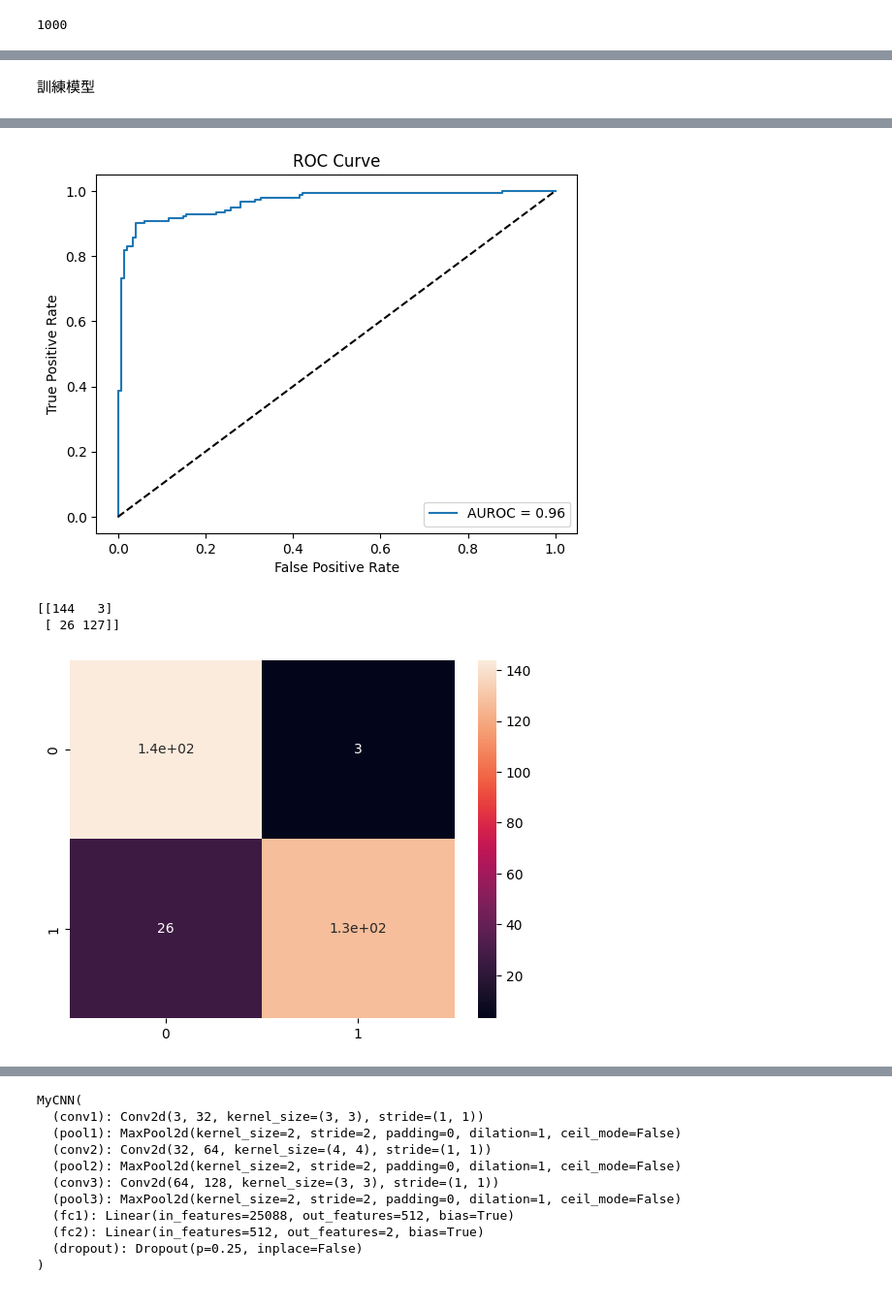
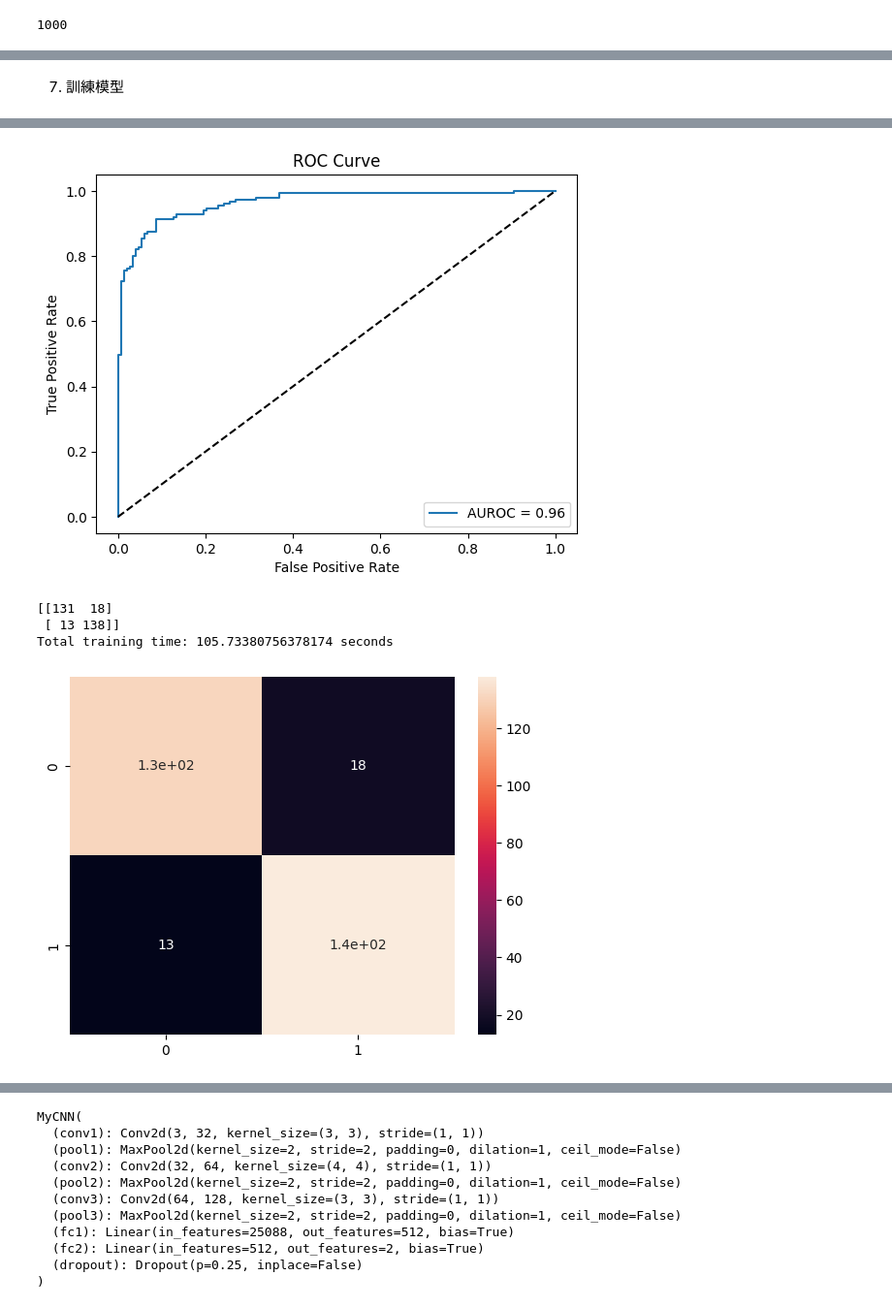
Before and after one commit to AnnTaiwan/Graduate-Project, a Jupyter notebook: src/version2/model1.ipynb, the cells around one changed output, grey strips where cells are left out. Shown: that part at 97% size. Cells and saved outputs as stored; diff of their text form; code cells hidden in the pictures.

Commit message:
Start the gpu(cuda), add two versions into model1 and model_VGG16, model_VGG16 still uses cpu

```diff
--- a/src/version2/model1.ipynb
+++ b/src/version2/model1.ipynb
@@ -283,5 +240,4 @@ For 128 * 128 image size
 # %%
-from torchsummary import summary
 # define CNN model
 class MyCNN(nn.Module):
     def __init__(self):
@@ -300,30 +256,29 @@ class MyCNN(nn.Module):
         self.dropout = nn.Dropout(0.25)
 
     def forward(self, x):
-        x = funcs.relu(self.conv1(x)) # apply RelU
+        x = F.relu(self.conv1(x)) # apply RelU
         x = self.pool1(x)
         x = self.dropout(x)
 
-        x = funcs.relu(self.conv2(x)) # apply RelU
+        x = F.relu(self.conv2(x)) # apply RelU
         x = self.pool2(x)
         x = self.dropout(x)
 
-        x = funcs.relu(self.conv3(x)) # apply RelU
+        x = F.relu(self.conv3(x)) # apply RelU
         x = self.pool3(x)
         x = self.dropout(x)
 
         x = x.view(-1, 25088) # flatten
-        x = funcs.relu(self.fc1(x))
+        x = F.relu(self.fc1(x))
         x = self.dropout(x)
         x = (self.fc2(x))
         return x
 
-# set up a model to trainning
-model = MyCNN()
-print(model)
+# set up a model , turn model into cuda
+model = MyCNN().to(device)
 
-# print('Before saveing: ')
-# print(model.state_dict())
+criterion = nn.CrossEntropyLoss()
+optimizer = torch.optim.SGD(model.parameters(), lr=LR)   # optimize all cnn parameters
 
 # Print the model summary
 summary(model, (3, IMAGE_SIZE, IMAGE_SIZE))  # Input size: (channels, height, width)
@@ -345,12 +300,9 @@ Forward/backward pass size (MB): 9.61
 Params size (MB): 49.42
 Estimated Total Size (MB): 59.21
 ----------------------------------------------------------------
-# %% [markdown]
-訓練模型
+# %% [markdown]
+7. 訓練模型
 # %%
-criterion = nn.CrossEntropyLoss()
-optimizer = torch.optim.SGD(model.parameters(), lr=LR)   # optimize all cnn parameters
-
 # store loss and acc data
 Total_training_loss = []
 Total_training_accuracy = []
@@ -360,14 +312,15 @@ Total_validation_accuracy = []
 # 訓練模型
 def training(model):
     for epoch in range(NUM_EPOCHS):
+        epoch_start_time = time.time()
+
         model.train() # 訓練模式
         train_loss = 0.0
         total_train = 0
         correct_train = 0
         for _, (image, label) in  enumerate(train_loader):
             # move tensors to GPU if CUDA is available
-            if train_on_gpu:
-                image, label = image.cuda(), label.cuda()
+            image, label = image.to(device), label.to(device)
 
             # clear the gradients of all optimized variables
             optimizer.zero_grad()
@@ -399,8 +352,7 @@ def training(model):
         with torch.no_grad():
             for _, (image, label) in enumerate(valid_loader):
                 # move tensors to GPU if CUDA is available
-                if train_on_gpu:
-                    image, label = image.cuda(), label.cuda()
+                image, label = image.to(device), label.to(device)
 
                 # forward pass: compute predicted outputs by passing inputs to the model
                 output = model(image)
@@ -413,7 +365,7 @@ def training(model):
                 _, predicted = torch.max(probs, 1)
 
                 # Extract the probabilities for class 1 (positive class)
-                probs_class_1 = np.array(probs)[:, 1] # for draw the roc
+                probs_class_1 = np.array(probs.cpu())[:, 1] # for draw the roc
 
                 all_probs.extend(probs_class_1)
                 all_pred.extend(predicted.cpu().numpy())
@@ -434,6 +386,11 @@ def training(model):
         Total_validation_accuracy.append(accuracy_valid)
         print(f'Epoch [{epoch+1}/{NUM_EPOCHS:d}], Train Loss: {train_loss:.4f}, Train Accuracy: {accuracy_train:.2f}%, Valid Loss: {valid_loss:.4f}, Valid Accuracy: {accuracy_valid:.2f}%')
 
+        # 計算此epoch花的時間
+        epoch_end_time = time.time()
+        epoch_time = epoch_end_time - epoch_start_time
+        print(f"Epoch [{epoch+1}/{NUM_EPOCHS:d}] took {epoch_time} seconds")
+
     # 計算 AUROC
     roc_auc = roc_auc_score(all_label, all_probs)
 
@@ -450,8 +407,17 @@ def training(model):
     # confusion_matrix
     cm = confusion_matrix(all_label, all_pred)
     print(cm)
-    sn.heatmap(cm, annot=True)
+    sns.heatmap(cm, annot=True)
 
 # Start training
-training(model)
+if __name__ == "__main__":
+    # 初始時間
+    start_time = time.time()
+
+    training(model)
+
+    # 計算總時間
+    end_time = time.time()
+    total_time = end_time - start_time
+    print(f"Total training time: {total_time} seconds")
 # %% [output]
@@ -475,7 +441,8 @@ Epoch [25/25], Train Loss: 0.1943, Train Accuracy: 92.00%, Valid Loss: 0.2713, V
-[figure, old version]
+[figure, new version]
-[[144   3]
- [ 26 127]]
+[[131  18]
+ [ 13 138]]
+Total training time: 105.73380756378174 seconds
-[figure, old version]
+[figure, new version]
 # %%
 # visualization the loss and accuracy
 plt.plot(range(NUM_EPOCHS), Total_training_loss, 'b-', label='Training_loss')
```
Also changed, not shown: parts of 33 cells of this notebook, 3 other files.
